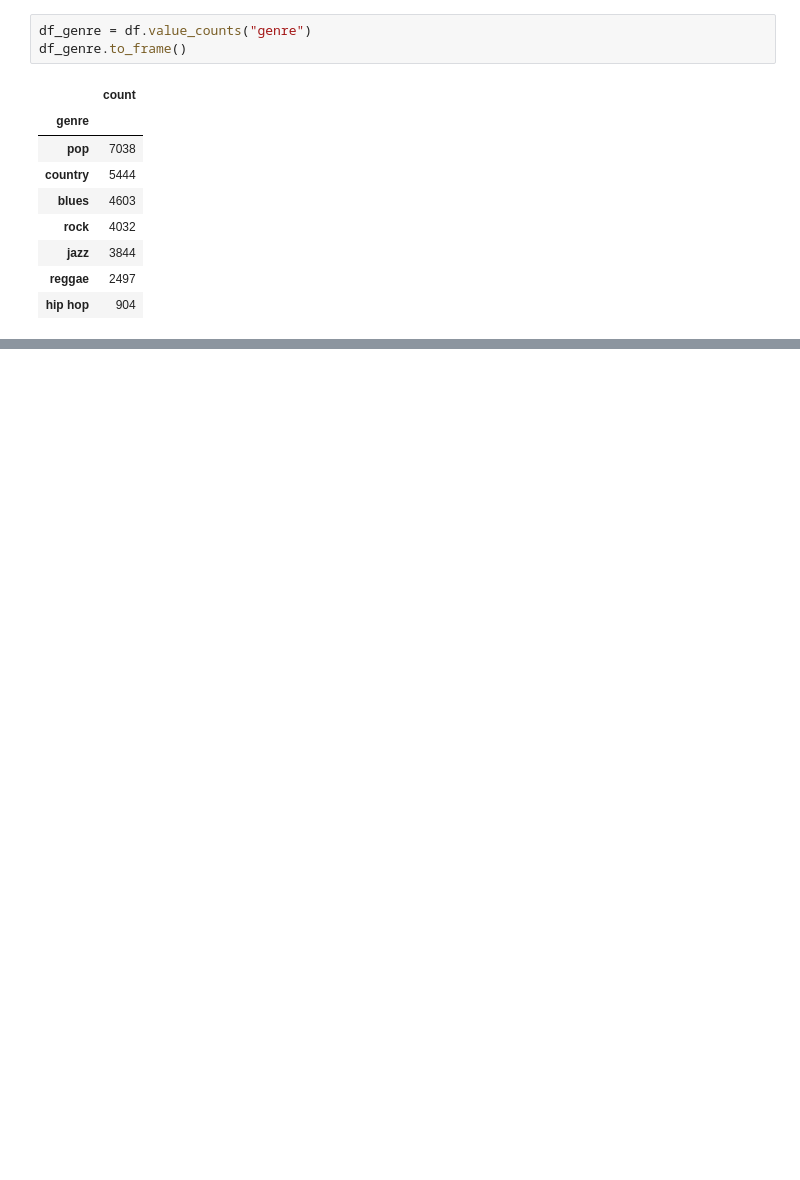
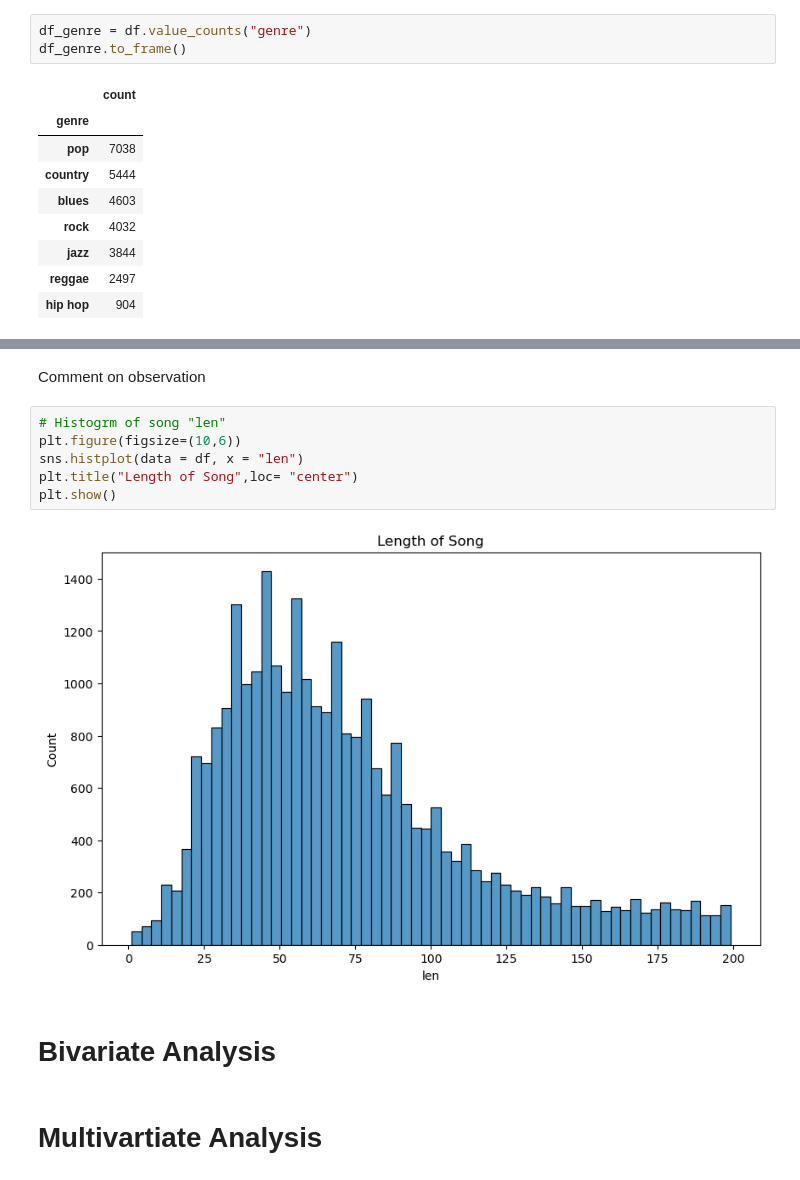
Before and after one commit to MaimunaBawa/Music_Recommendation_Algorithm, a Jupyter notebook: EDA-1.ipynb, the cells around one changed output, grey strips where cells are left out. Drawn from its saved outputs; the diff is of its cells as text; blank space fills up the shorter version.

```diff
--- a/EDA-1.ipynb
+++ b/EDA-1.ipynb
@@ -69,0 +183,14 @@ df_genre.to_frame()
+# %% [markdown]
+Comment on observation
+# %%
+# Histogrm of song "len"
+plt.figure(figsize=(10,6))
+sns.histplot(data = df, x = "len")
+plt.title("Length of Song",loc= "center")
+plt.show()
+# %% [output]
+[figure, added]
+# %% [markdown]
+# Bivariate Analysis
+# %% [markdown]
+# Multivartiate Analysis
```
Also changed, not shown: parts of 8 cells of this notebook.
